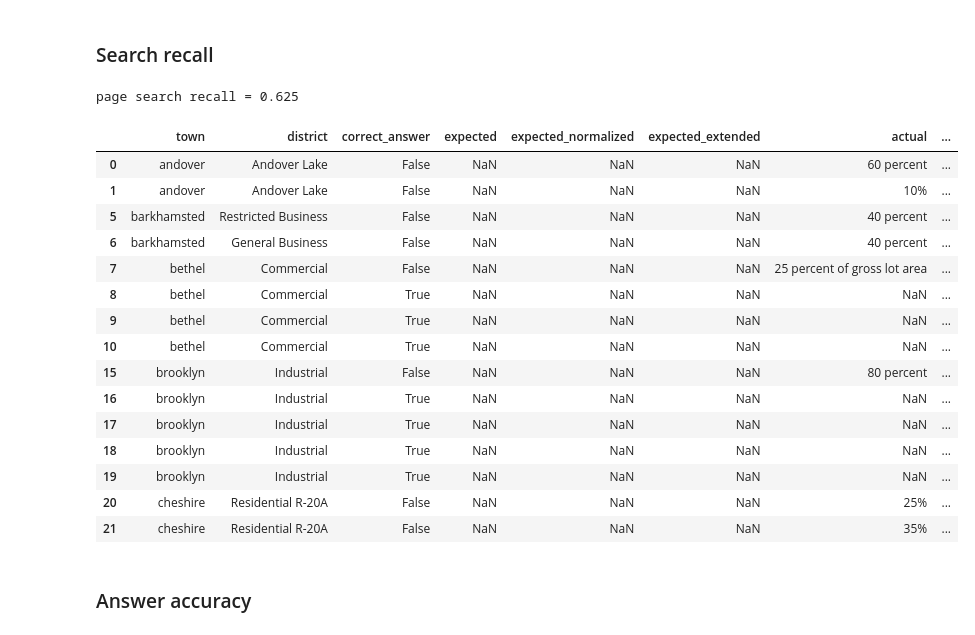
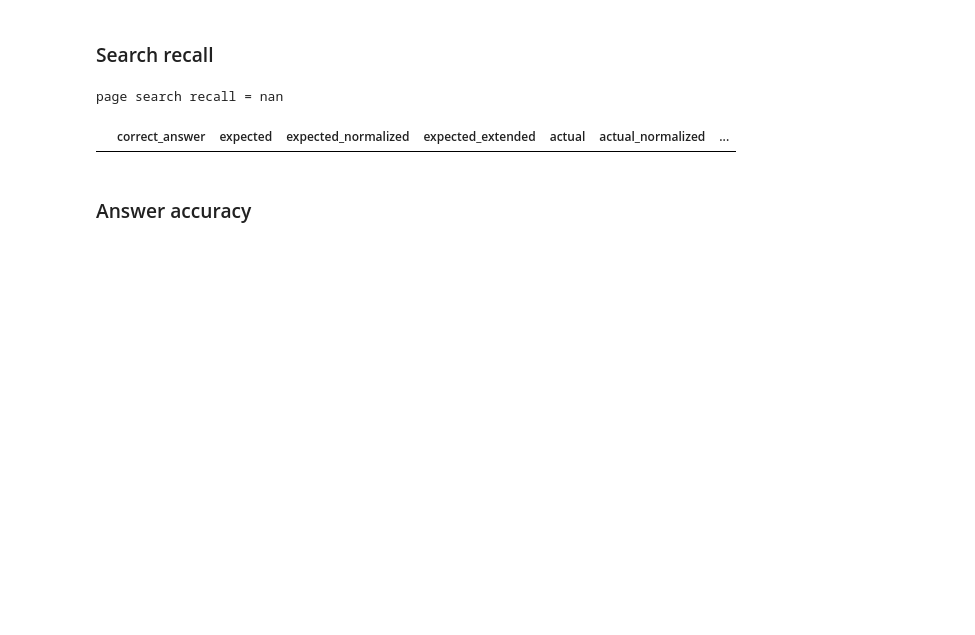
Before and after one commit to National-Zoning-Atlas/zoning-gpt, a Jupyter notebook: eeshakhanna/eval_diagnose.ipynb, the cells around one changed output. Saved outputs shown, nothing was run; the diff lists cells and outputs as text; code cells hidden in the pictures; blank space fills up the shorter version.

Commit message:
Run evaluation with embeddings KNN search

```diff
--- a/eeshakhanna/eval_diagnose.ipynb
+++ b/eeshakhanna/eval_diagnose.ipynb
@@ -7,34 +7,19 @@ import matplotlib.pyplot as plt
 # %%
 df = pd.read_csv('../data/results/eval.csv')
 
-df = df[df["term"] == "max_lot_coverage"][["town", "district", "correct_answer", "expected", "expected_normalized", "expected_extended", "actual", "actual_normalized", "confidence", "correct_page_searched", "correct_page_extracted", "gt_page", "searched_pages", "searched_pages_expanded", "extracted_pages"]]
+df = df[df["term"] == "min_parking_spaces"][["town", "district", "correct_answer", "expected", "expected_normalized", "expected_extended", "actual", "actual_normalized", "confidence", "correct_page_searched", "correct_page_extracted", "gt_page", "searched_pages", "searched_pages_expanded", "extracted_pages"]]
 # %%
 sdf = df.groupby(by=['town', 'district']).agg({"correct_page_searched": "max"}).reset_index()
 # %%
 recall = sdf["correct_page_searched"].sum() / sdf.shape[0]
 print("page search recall =", recall)
 # %% [output]
-page search recall = 0.625
+page search recall = nan
 # %%
 # Display all results for which no correct page was searched.
-df.merge(sdf.query("correct_page_searched == 0"), on=["town", "district"]).query("expected.isna()")
+df.merge(sdf.query("correct_page_searched == 0"), on=["town", "district"]).query("~actual_normalized.isna()")
 # %% [output]
-|  | town | district | correct_answer | expected | expected_normalized | expected_extended | actual | ... |
-| 0 | andover | Andover Lake | False | NaN | NaN | NaN | 60 percent | ... |
-| 1 | andover | Andover Lake | False | NaN | NaN | NaN | 10% | ... |
-| 5 | barkhamsted | Restricted Business | False | NaN | NaN | NaN | 40 percent | ... |
-| 6 | barkhamsted | General Business | False | NaN | NaN | NaN | 40 percent | ... |
-| 7 | bethel | Commercial | False | NaN | NaN | NaN | 25 percent of gross lot area | ... |
-| 8 | bethel | Commercial | True | NaN | NaN | NaN | NaN | ... |
-| 9 | bethel | Commercial | True | NaN | NaN | NaN | NaN | ... |
-| 10 | bethel | Commercial | True | NaN | NaN | NaN | NaN | ... |
-| 15 | brooklyn | Industrial | False | NaN | NaN | NaN | 80 percent | ... |
-| 16 | brooklyn | Industrial | True | NaN | NaN | NaN | NaN | ... |
-| 17 | brooklyn | Industrial | True | NaN | NaN | NaN | NaN | ... |
-| 18 | brooklyn | Industrial | True | NaN | NaN | NaN | NaN | ... |
-| 19 | brooklyn | Industrial | True | NaN | NaN | NaN | NaN | ... |
-| 20 | cheshire | Residential R-20A | False | NaN | NaN | NaN | 25% | ... |
-| 21 | cheshire | Residential R-20A | False | NaN | NaN | NaN | 35% | ... |
+|  | correct_answer | expected | expected_normalized | expected_extended | actual | actual_normalized | ... |
 # %% [markdown]
 ### Answer accuracy
 # %%
```
Also changed, not shown: parts of 15 cells of this notebook, 5 other files.
